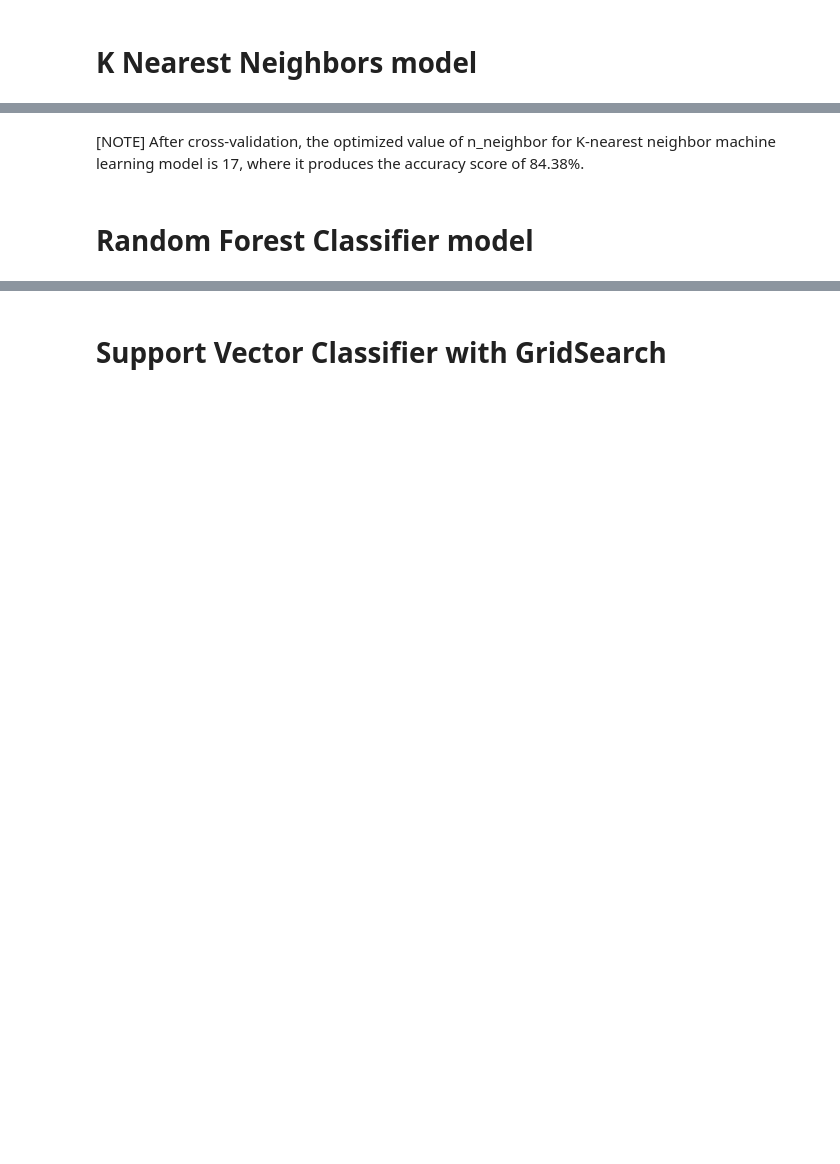
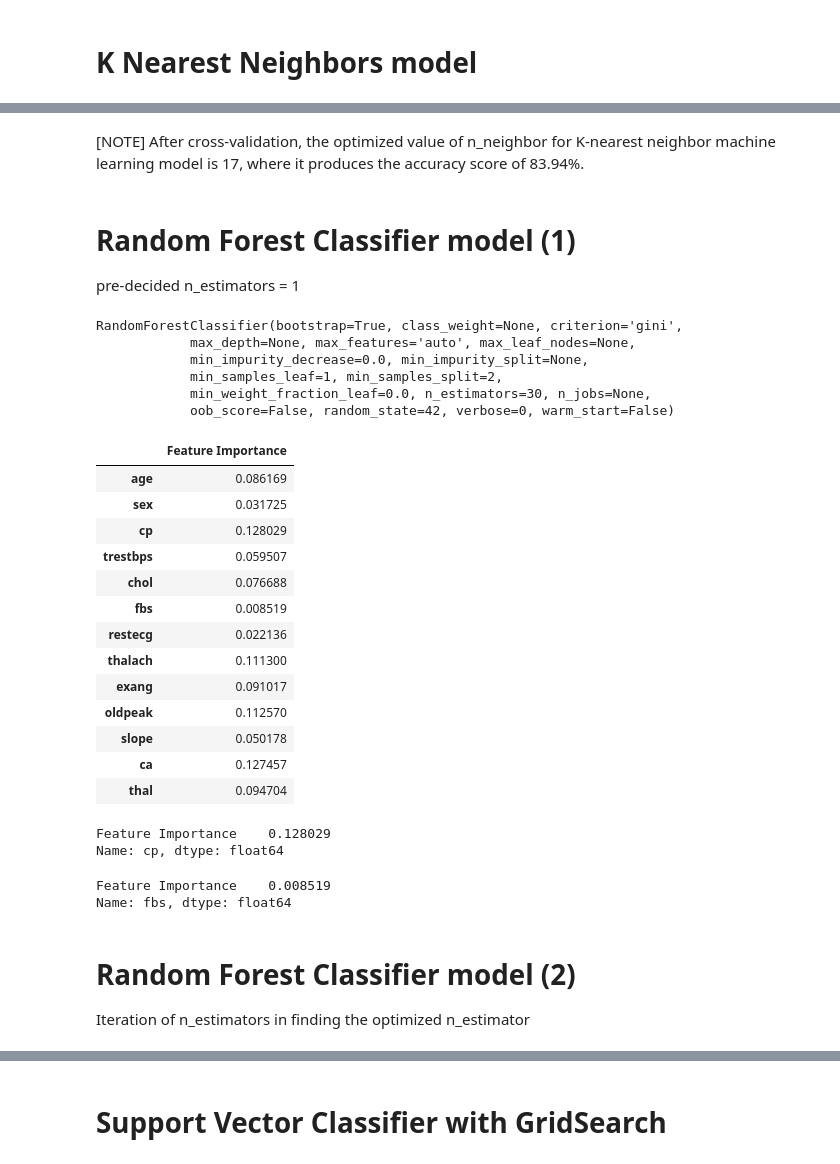
Before and after one commit to jin6621/Projects, a Jupyter notebook: heart_disease_predictive/heart_disease_analysis.ipynb, the cells around one changed output, grey strips where cells are left out. Drawn from its saved outputs; the diff is of its cells as text; code cells hidden in the pictures; blank space fills up the shorter version.

```diff
--- a/heart_disease_predictive/heart_disease_analysis.ipynb
+++ b/heart_disease_predictive/heart_disease_analysis.ipynb
@@ -166,4 +259,5 @@ score:  0.8437671486837226
 # %% [markdown]
-[NOTE] After cross-validation, the optimized value of n_neighbor for K-nearest neighbor machine learning model is 17, where it produces the accuracy score of 84.38%.
+[NOTE] After cross-validation, the optimized value of n_neighbor for K-nearest neighbor machine learning model is 17, where it produces the accuracy score of 83.94%.
 # %% [markdown]
-# Random Forest Classifier model
+# Random Forest Classifier model (1)
+pre-decided n_estimators = 1
@@ -170,2 +268,59 @@ score:  0.8437671486837226
+# %%
+#random forest classfiier model with n_estimators= 30, setting random_state at 42 so that we have consistent results
+#for analysis
+#first, need to make split traing and test dataset
+
+from sklearn.model_selection import train_test_split
+X_train, X_test, y_train, y_test = train_test_split(X, y, test_size=0.33, random_state=42)
+
+rfc = RandomForestClassifier(n_estimators = 30, random_state=42)
+rfc.fit(X_train, y_train)
+# %% [output]
+RandomForestClassifier(bootstrap=True, class_weight=None, criterion='gini',
+            max_depth=None, max_features='auto', max_leaf_nodes=None,
+            min_impurity_decrease=0.0, min_impurity_split=None,
+            min_samples_leaf=1, min_samples_split=2,
+            min_weight_fraction_leaf=0.0, n_estimators=30, n_jobs=None,
+            oob_score=False, random_state=42, verbose=0, warm_start=False)
+# %%
+#Exploring the importance of every features conducted by the rfc.fit at n_estimators= 30
+
+feature_importance = pd.DataFrame(rfc.feature_importances_,X_train.columns, columns=['Feature Importance'])
+
+feature_importance
+# %% [output]
+|  | Feature Importance |
+| age | 0.086169 |
+| sex | 0.031725 |
+| cp | 0.128029 |
+| trestbps | 0.059507 |
+| chol | 0.076688 |
+| fbs | 0.008519 |
+| restecg | 0.022136 |
+| thalach | 0.111300 |
+| exang | 0.091017 |
+| oldpeak | 0.112570 |
+| slope | 0.050178 |
+| ca | 0.127457 |
+| thal | 0.094704 |
+# %%
+#As the feature importance result indicates, the following feature is the most influential feature that affacts our
+#model, a random forest classifier model at n_estimator = 30, with the highest contribution rate.
+
+feature_importance.iloc[(np.argmax(rfc.feature_importances_))]
+# %% [output]
+Feature Importance    0.128029
+Name: cp, dtype: float64
+# %%
+#On the other hand, the following result would be the least influential feature that affacts our model,
+#a random of forest classifier model at n_estimator = 30, with the lowest contribution rate.
+
+feature_importance.iloc[(np.argmin(rfc.feature_importances_))]
+# %% [output]
+Feature Importance    0.008519
+Name: fbs, dtype: float64
+# %% [markdown]
+# Random Forest Classifier model (2)
+Iteration of n_estimators in finding the optimized n_estimator
 # %%
 #cross validating on random forest classifier model, intending to explore the optimized value for n_estimator at cv=10
```
Also changed, not shown: parts of 30 cells of this notebook.
